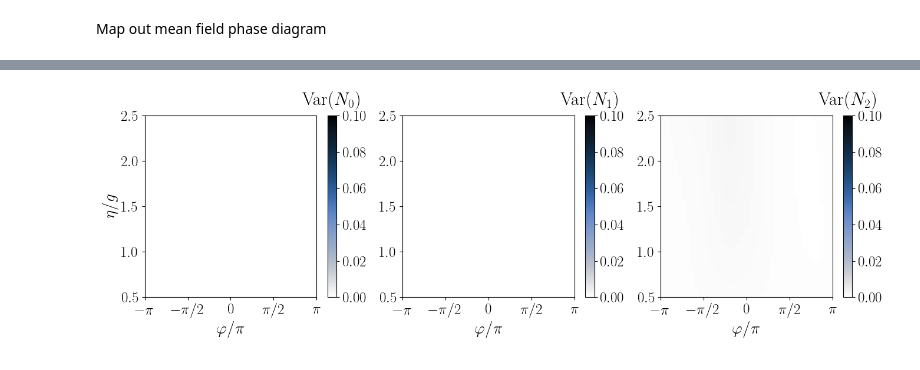
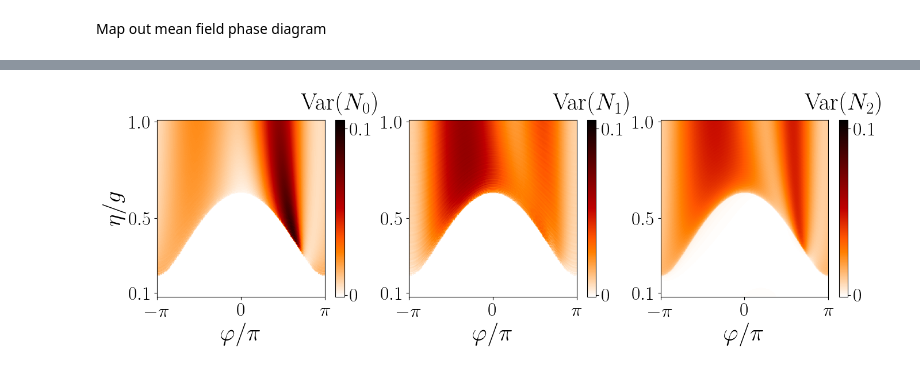
Before and after one commit to MarcNairn/nonreciprocal-dimer, a Jupyter notebook: debug/spin1_debug.ipynb, the cells around one changed output, grey strips where cells are left out. Drawn from its saved outputs; the diff is of its cells as text; code cells hidden in the pictures.

```diff
--- a/debug/spin1_debug.ipynb
+++ b/debug/spin1_debug.ipynb
@@ -10,18 +10,20 @@ lajolla = cmap.Colormap("crameri:lajolla").to_mpl();
 balance = cmap.Colormap("cmocean:balance").to_mpl();
 oslo = cmap.Colormap("crameri:oslo").to_mpl();
 lipari = cmap.Colormap("crameri:lipari").to_mpl();
-eclipse = cmap.Colormap("cmasher:eclipse").to_mpl();
-bilbao = cmap.Colormap("crameri:bilbao").to_mpl();
-
+lapaz = cmap.Colormap("crameri:lapaz").to_mpl();
+rocket = cmap.Colormap("seaborn:rocket").to_mpl();
+heat = cmap.Colormap("yorick:heat").to_mpl();
+curl_pink = cmap.Colormap("cmocean:curl_pink").to_mpl();
+arctic = cmap.Colormap("cmasher:arctic").to_mpl();
 
 # Configure LaTeX rendering and fonts
 PyPlot.matplotlib[:rc]("text", usetex=true)
 PyPlot.matplotlib[:rc]("font", family="serif", serif=["mathpazo"], size=18)  # Base font size
-PyPlot.matplotlib[:rc]("axes", titlesize=22)             # Axis title
-PyPlot.matplotlib[:rc]("axes", labelsize=20)             # Axis labels
-PyPlot.matplotlib[:rc]("xtick", labelsize=18)            # X-ticks
-PyPlot.matplotlib[:rc]("ytick", labelsize=18)            # Y-ticks
-PyPlot.matplotlib[:rc]("legend", fontsize=18)            # Legend
+PyPlot.matplotlib[:rc]("axes", titlesize=30)             # Axis title
+PyPlot.matplotlib[:rc]("axes", labelsize=30)             # Axis labels
+PyPlot.matplotlib[:rc]("xtick", labelsize=24)            # X-ticks
+PyPlot.matplotlib[:rc]("ytick", labelsize=24)            # Y-ticks
+PyPlot.matplotlib[:rc]("legend", fontsize=24)            # Legend
 PyPlot.matplotlib[:rc]("figure", titlesize=24)           # Figure title
 PyPlot.svg(true)
 # LaTeX preamble packages
@@ -449,12 +516,13 @@ Plot the variance phase diagram for a given N_i.
 x = φ_vals./π
 y = η_vals./g
 # x = Δ_vals./g
-# clims =  (0,0.1) #(1e-3, 1e-0)
-cmap = oslo.reversed()
+clims =  (0,0.1) #(1e-3, 1e-0)
+cmap = heat.reversed()
 
-xtick_locs = [-1.0, -0.5, 0.0, 0.5, 1.0]  # x = φ/π
-xtick_labels = [L"-\pi", L"-\pi/2", L"0", L"\pi/2", L"\pi"]
-
+xtick_locs = [-1.0, 0,  1.0]  # x = φ/π
+xtick_labels = [L"-\pi", L"0", L"\pi"]
+ytick_locs = [0.12, 0.5, 0.99]  # y = η/g
+ytick_labels = [L"0.1", L"0.5", L"1.0"]
 
 fig, axs = subplots(1, 3, figsize=(16, 4))
 
@@ -468,40 +536,52 @@ axs[1].set_xlabel(L"\varphi/\pi")
 #axs[1].set_xlabel(L"\Delta_s/g")
 axs[1].set_xticks(xtick_locs)
 axs[1].set_xticklabels(xtick_labels)
-
+axs[1].set_yticks(ytick_locs)
+axs[1].set_yticklabels(ytick_labels)
 
 im2 = axs[2].imshow((var_N1)',
                      extent=(minimum(x), maximum(x), minimum(y), maximum(y)),
                      origin="lower",
                      aspect="auto", cmap=cmap, clim=clims)
 # axs[2].set_ylabel(L"\eta/g")
  axs[2].set_xlabel(L"\varphi/\pi")
 #axs[2].set_xlabel(L"\Delta_s/g")
 axs[2].set_xticks(xtick_locs)
 axs[2].set_xticklabels(xtick_labels)
+axs[2].set_yticks(ytick_locs)
+axs[2].set_yticklabels(ytick_labels)
 
 im3 = axs[3].imshow((var_N2)',
                      extent=(minimum(x), maximum(x), minimum(y), maximum(y)),
                      origin="lower",
                      aspect="auto", cmap=cmap, clim=clims)
 # axs[3].set_ylabel(L"\eta/g")
- axs[3].set_xlabel(L"\varphi/\pi")
+axs[3].set_xlabel(L"\varphi/\pi")
 #axs[3].set_xlabel(L"\Delta_s/g")
 axs[3].set_xticks(xtick_locs)
 axs[3].set_xticklabels(xtick_labels)
+axs[3].set_yticks(ytick_locs)
+axs[3].set_yticklabels(ytick_labels)
 
 cbar1 = colorbar(im1, ax=axs[1])
 cbar2 = colorbar(im2, ax=axs[2])
 cbar3 = colorbar(im3, ax=axs[3])
+#Cbar ticks
+cbar1.set_ticks([0.001, 0.095])
+cbar1.set_ticklabels([L"0", L"0.1"])
+cbar2.set_ticks([0.001, 0.095])
+cbar2.set_ticklabels([L"0", L"0.1"])
+cbar3.set_ticks([0.001, 0.095])
+cbar3.set_ticklabels([L"0", L"0.1"])
 #Set colorbar label as the variance of N1 and N2, horizontally aligned on top of the colorbar
 cbar1.ax.set_title(L"\mathrm{Var}(N_0)", pad=13)
 cbar2.ax.set_title(L"\mathrm{Var}(N_1)", pad=13)
 cbar3.ax.set_title(L"\mathrm{Var}(N_2)", pad=13)
 
 # cbar1.ax.set_title(L"\langle N_0\rangle", pad=13)
 # cbar2.ax.set_title(L"\langle N_1\rangle", pad=13)
 # cbar3.ax.set_title(L"\langle N_2\rangle", pad=13)
 display(fig)
-# savefig("var_N0_N1_N2.pdf", bbox_inches="tight", dpi=600)
+# savefig("../figs/spin1/var_N0_N1_N2.svg", bbox_inches="tight", dpi=600)
 # %% [output]
-[figure, old version]
+[figure, new version]
```
Also changed, not shown: parts of 20 cells of this notebook, 41 other files.
